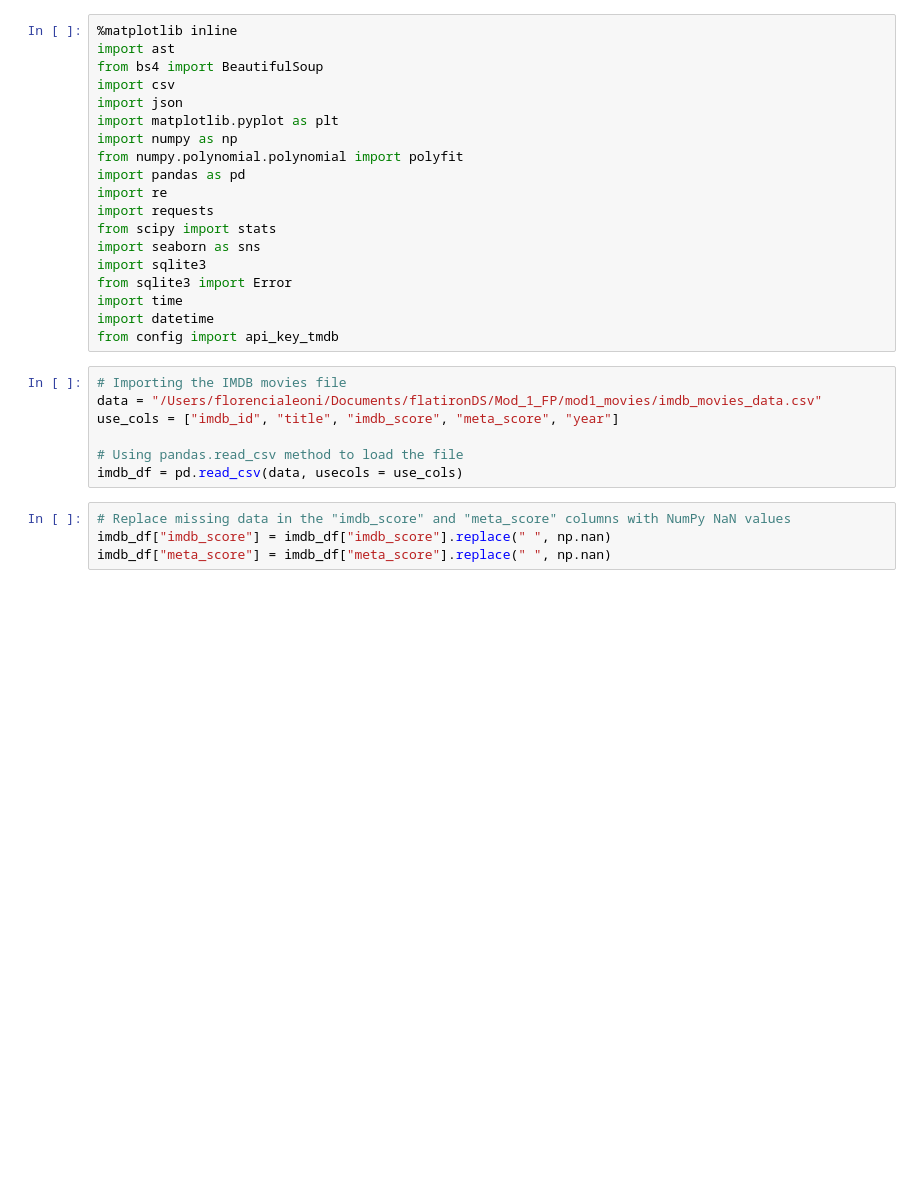
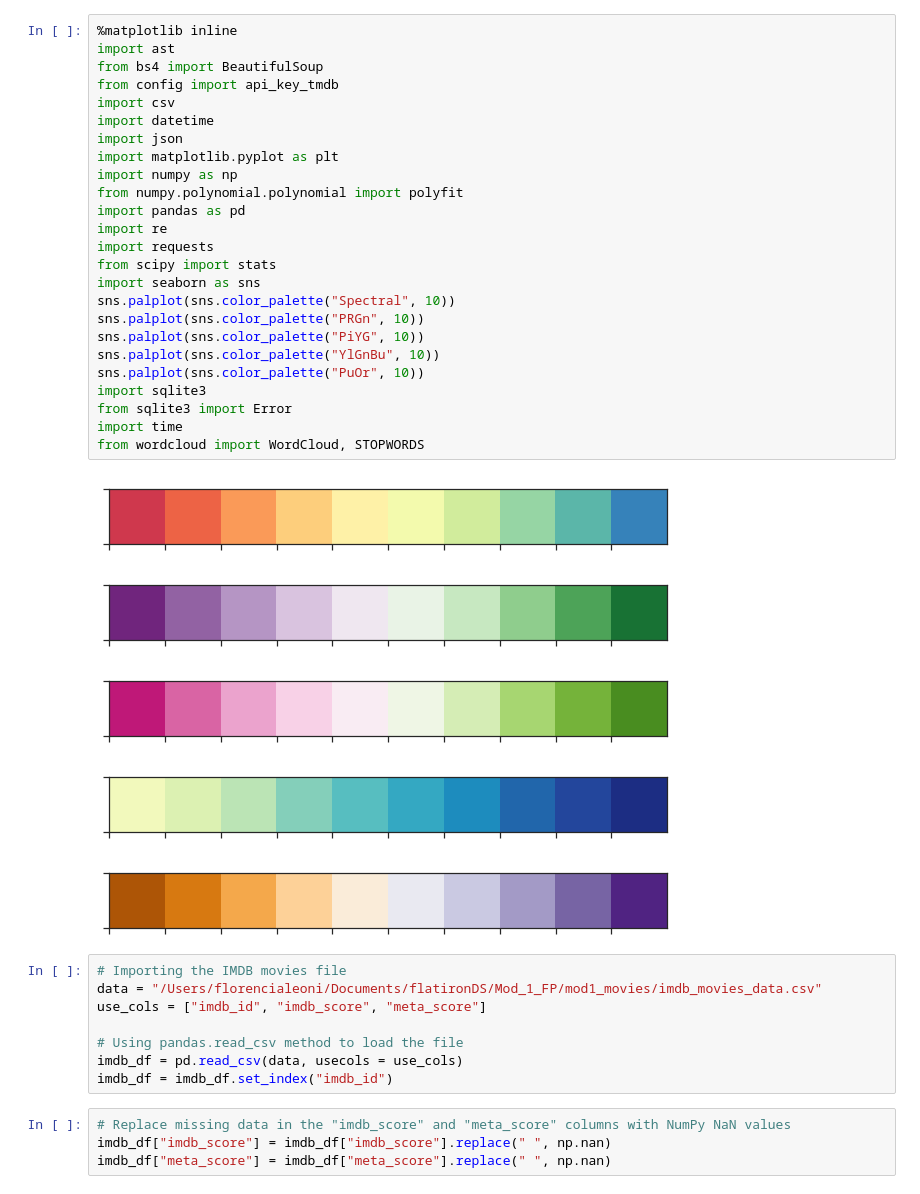
Before and after one commit to whohuhwhat/mod1_movies, a Jupyter notebook: Data_Wrangling_Database_Creation.ipynb, the cells around one changed output. Cells and saved outputs as stored; diff of their text form; blank space fills up the shorter version.

Commit message:
Continued data analysis and visualizations

```diff
--- a/Data_Wrangling_Database_Creation.ipynb
+++ b/Data_Wrangling_Database_Creation.ipynb
@@ -1,29 +1,42 @@
 # %%
 %matplotlib inline
 import ast
 from bs4 import BeautifulSoup
+from config import api_key_tmdb
 import csv
+import datetime
 import json
 import matplotlib.pyplot as plt
 import numpy as np
 from numpy.polynomial.polynomial import polyfit
 import pandas as pd
 import re
 import requests
 from scipy import stats
 import seaborn as sns
+sns.palplot(sns.color_palette("Spectral", 10))
+sns.palplot(sns.color_palette("PRGn", 10))
+sns.palplot(sns.color_palette("PiYG", 10))
+sns.palplot(sns.color_palette("YlGnBu", 10))
+sns.palplot(sns.color_palette("PuOr", 10))
 import sqlite3
 from sqlite3 import Error
 import time
-import datetime
-from config import api_key_tmdb
+from wordcloud import WordCloud, STOPWORDS
+# %% [output]
+[figure, added]
+[figure, added]
+[figure, added]
+[figure, added]
+[figure, added]
 # %%
 # Importing the IMDB movies file
 data = "/Users/florencialeoni/Documents/flatironDS/Mod_1_FP/mod1_movies/imdb_movies_data.csv"
-use_cols = ["imdb_id", "title", "imdb_score", "meta_score", "year"]
+use_cols = ["imdb_id", "imdb_score", "meta_score"]
 
 # Using pandas.read_csv method to load the file
 imdb_df = pd.read_csv(data, usecols = use_cols)
+imdb_df = imdb_df.set_index("imdb_id")
 # %%
 # Replace missing data in the "imdb_score" and "meta_score" columns with NumPy NaN values
 imdb_df["imdb_score"] = imdb_df["imdb_score"].replace(" ", np.nan)
```
Also changed, not shown: parts of 24 cells of this notebook.
